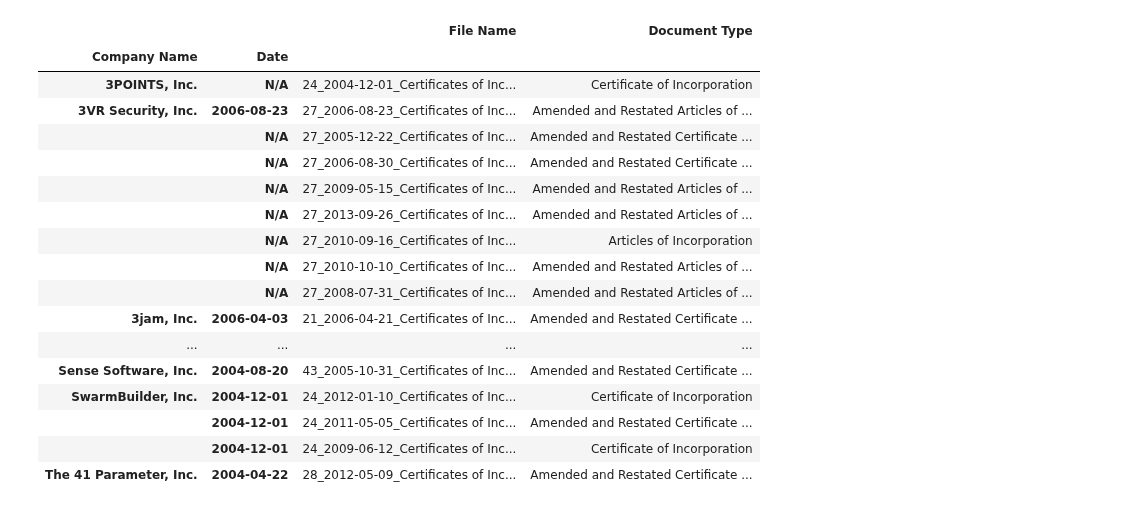
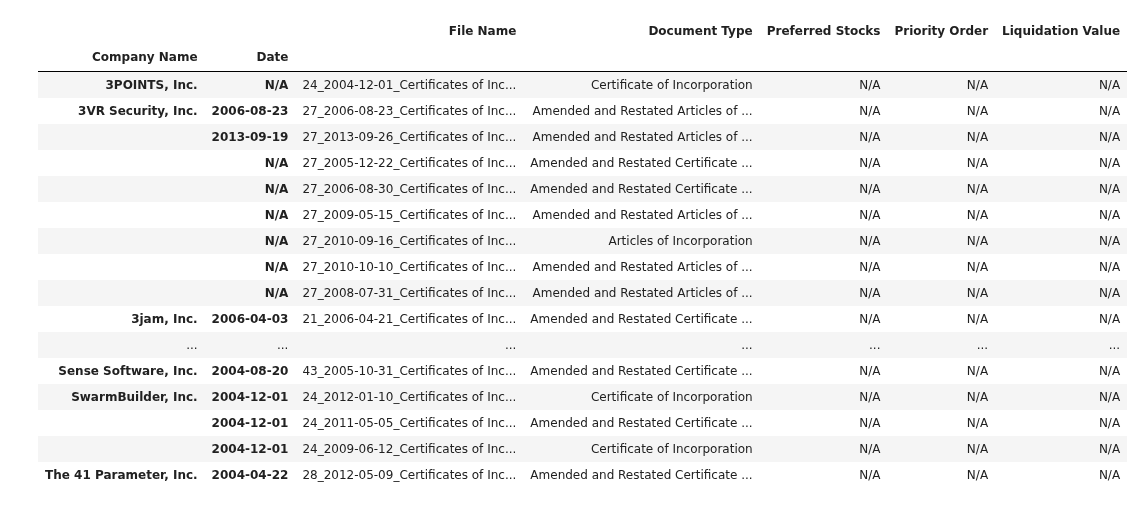
Before and after one commit to alexchen4/vc-research, a Jupyter notebook: time_series.ipynb, the cells around one changed output. Saved outputs shown, nothing was run; the diff lists cells and outputs as text; code cells hidden in the pictures.

```diff
--- a/time_series.ipynb
+++ b/time_series.ipynb
@@ -216,29 +92,15 @@ final_dataframe
-# %%
-# create multi-index dataframe ordering timesreies data
-df = final_dataframe.set_index(["Company Name", "Date"]).sort_index()
-
-# sort by date ascending for each company
-df = df.groupby(level=0, sort=False).apply(
-    lambda x: x.sort_index(level=1)
-)
-df.index = df.index.droplevel(0)
-df
-# %% [output]
-|  |  | File Name | Document Type |
-| Company Name | Date |  |  |
-| 3POINTS, Inc. | N/A | 24_2004-12-01_Certificates of Inc... | Certificate of Incorporation |
-| 3VR Security, Inc. | 2006-08-23 | 27_2006-08-23_Certificates of Inc... | Amended and Restated Articles of ... |
-|  | N/A | 27_2005-12-22_Certificates of Inc... | Amended and Restated Certificate ... |
-|  | N/A | 27_2006-08-30_Certificates of Inc... | Amended and Restated Certificate ... |
-|  | N/A | 27_2009-05-15_Certificates of Inc... | Amended and Restated Articles of ... |
-|  | N/A | 27_2013-09-26_Certificates of Inc... | Amended and Restated Articles of ... |
-|  | N/A | 27_2010-09-16_Certificates of Inc... | Articles of Incorporation |
-|  | N/A | 27_2010-10-10_Certificates of Inc... | Amended and Restated Articles of ... |
-|  | N/A | 27_2008-07-31_Certificates of Inc... | Amended and Restated Articles of ... |
-| 3jam, Inc. | 2006-04-03 | 21_2006-04-21_Certificates of Inc... | Amended and Restated Certificate ... |
-| ... | ... | ... | ... |
-| Sense Software, Inc. | 2004-08-20 | 43_2005-10-31_Certificates of Inc... | Amended and Restated Certificate ... |
-| SwarmBuilder, Inc. | 2004-12-01 | 24_2012-01-10_Certificates of Inc... | Certificate of Incorporation |
-|  | 2004-12-01 | 24_2011-05-05_Certificates of Inc... | Amended and Restated Certificate ... |
-|  | 2004-12-01 | 24_2009-06-12_Certificates of Inc... | Certificate of Incorporation |
-| The 41 Parameter, Inc. | 2004-04-22 | 28_2012-05-09_Certificates of Inc... | Amended and Restated Certificate ... |
+# %%
+# 3. Utility Functions
+
+def format_date(date_str: str) -> pd.Timestamp:
+    """
+    Parse a date string into a pandas Timestamp.
+    Supports multiple date formats; returns pd.NaT on failure.
+    """
+    for fmt in ('%B %d, %Y', '%m/%d/%Y', '%d-%m-%Y', '%Y-%m-%d'):
+        try:
+            # first convert via datetime, then wrap in pandas Timestamp
+            return pd.to_datetime(datetime.strptime(date_str, fmt))
+        except (ValueError, TypeError):
+            continue
+    return pd.NaT
@@ -244,0 +226,31 @@ df
+# %%
+# 6. Batch Execution & Data Assembly
+
+# Run the pipeline over all text files
+final_df = process_all_files(TEXT_DIR)
+
+# Organize by Company Name → Date for readability
+final_df.set_index(["Company Name", "Date"], inplace=True)
+final_df.sort_index(inplace=True)
+
+# Display the resulting DataFrame
+final_df
+# %% [output]
+|  |  | File Name | Document Type | Preferred Stocks | Priority Order | Liquidation Value |
+| Company Name | Date |  |  |  |  |  |
+| 3POINTS, Inc. | N/A | 24_2004-12-01_Certificates of Inc... | Certificate of Incorporation | N/A | N/A | N/A |
+| 3VR Security, Inc. | 2006-08-23 | 27_2006-08-23_Certificates of Inc... | Amended and Restated Articles of ... | N/A | N/A | N/A |
+|  | 2013-09-19 | 27_2013-09-26_Certificates of Inc... | Amended and Restated Articles of ... | N/A | N/A | N/A |
+|  | N/A | 27_2005-12-22_Certificates of Inc... | Amended and Restated Certificate ... | N/A | N/A | N/A |
+|  | N/A | 27_2006-08-30_Certificates of Inc... | Amended and Restated Certificate ... | N/A | N/A | N/A |
+|  | N/A | 27_2009-05-15_Certificates of Inc... | Amended and Restated Articles of ... | N/A | N/A | N/A |
+|  | N/A | 27_2010-09-16_Certificates of Inc... | Articles of Incorporation | N/A | N/A | N/A |
+|  | N/A | 27_2010-10-10_Certificates of Inc... | Amended and Restated Articles of ... | N/A | N/A | N/A |
+|  | N/A | 27_2008-07-31_Certificates of Inc... | Amended and Restated Articles of ... | N/A | N/A | N/A |
+| 3jam, Inc. | 2006-04-03 | 21_2006-04-21_Certificates of Inc... | Amended and Restated Certificate ... | N/A | N/A | N/A |
+| ... | ... | ... | ... | ... | ... | ... |
+| Sense Software, Inc. | 2004-08-20 | 43_2005-10-31_Certificates of Inc... | Amended and Restated Certificate ... | N/A | N/A | N/A |
+| SwarmBuilder, Inc. | 2004-12-01 | 24_2012-01-10_Certificates of Inc... | Certificate of Incorporation | N/A | N/A | N/A |
+|  | 2004-12-01 | 24_2011-05-05_Certificates of Inc... | Amended and Restated Certificate ... | N/A | N/A | N/A |
+|  | 2004-12-01 | 24_2009-06-12_Certificates of Inc... | Certificate of Incorporation | N/A | N/A | N/A |
+| The 41 Parameter, Inc. | 2004-04-22 | 28_2012-05-09_Certificates of Inc... | Amended and Restated Certificate ... | N/A | N/A | N/A |
```
Also changed, not shown: parts of 13 cells of this notebook, 3 other files.
